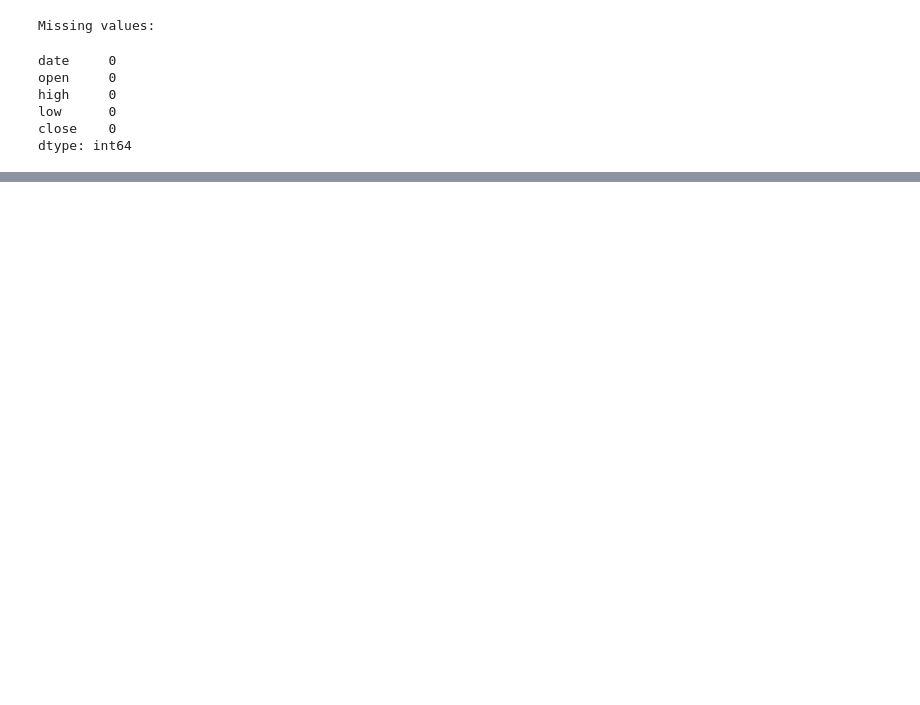
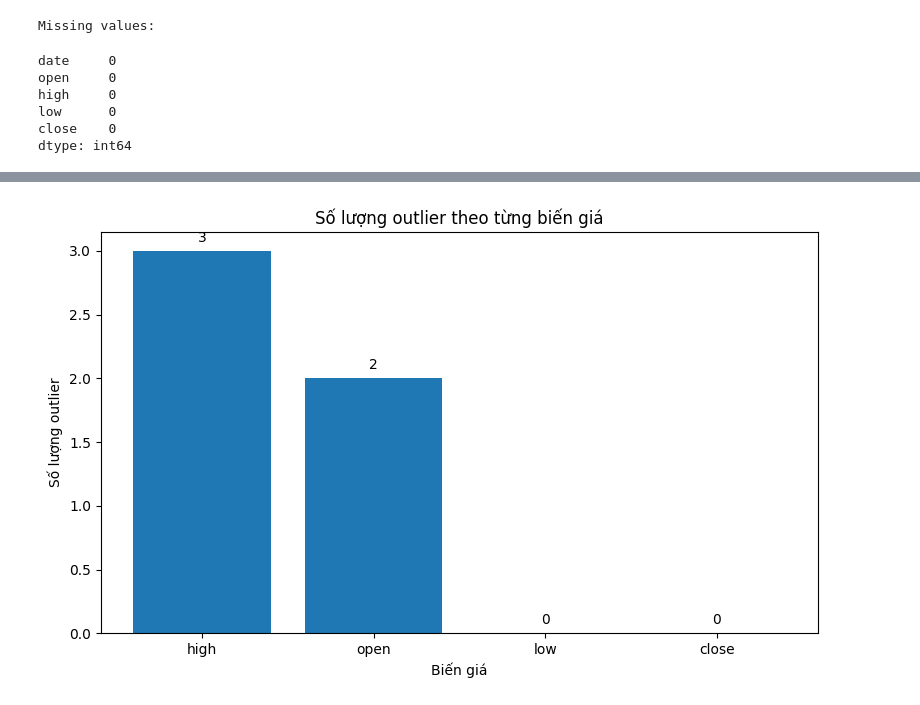
Before and after one commit to trinhnguyen2k/gold-price-forecasting-system, a Jupyter notebook: notebooks/02_eda.ipynb, the cells around one changed output, grey strips where cells are left out. Drawn from its saved outputs; the diff is of its cells as text; code cells hidden in the pictures; blank space fills up the shorter version.

```diff
--- a/notebooks/02_eda.ipynb
+++ b/notebooks/02_eda.ipynb
@@ -94,0 +150,23 @@ plt.show()
+# %%
+plt.figure(figsize=(8, 5))
+bars = plt.bar(outlier_count_df["feature"], outlier_count_df["Outlier Count"])
+
+plt.title("Số lượng outlier theo từng biến giá")
+plt.xlabel("Biến giá")
+plt.ylabel("Số lượng outlier")
+
+# Hiển thị số trên đầu cột
+for bar in bars:
+    height = bar.get_height()
+    plt.text(
+        bar.get_x() + bar.get_width() / 2,
+        height + 0.05,
+        f"{int(height)}",
+        ha="center",
+        va="bottom"
+    )
+
+plt.tight_layout()
+plt.show()
+# %% [output]
+[figure, added]
```
Also changed, not shown: parts of 8 cells of this notebook, 7 other files.
